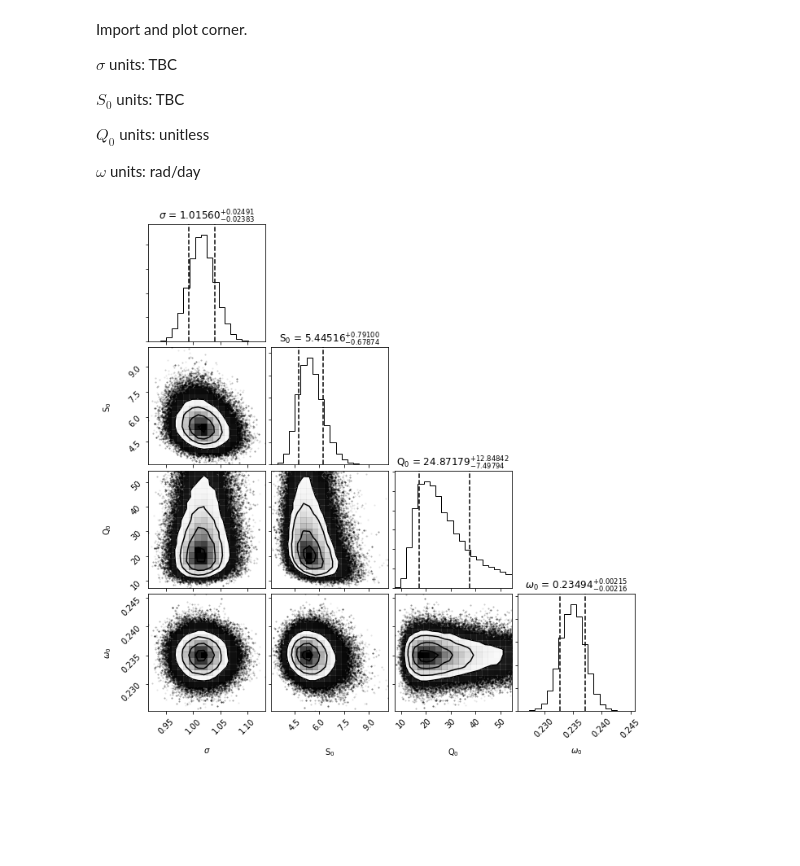
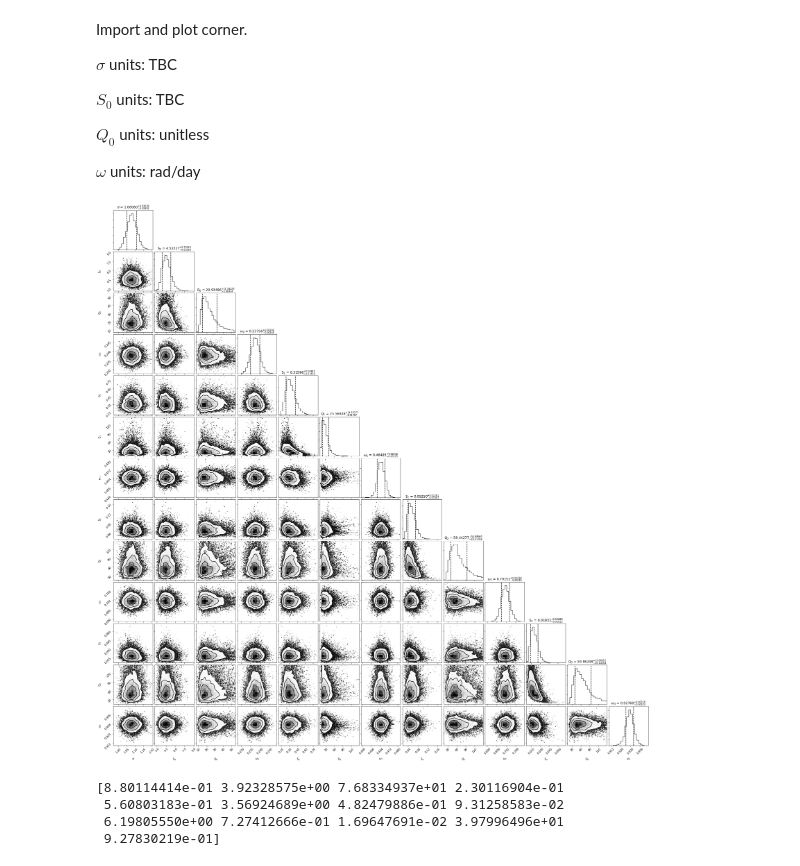
Before and after one commit to exr007/GP_test, a Jupyter notebook: GP_test.ipynb, the cells around one changed output. Drawn from its saved outputs; the diff is of its cells as text; code cells hidden in the pictures; blank space fills up the shorter version.

```diff
--- a/GP_test.ipynb
+++ b/GP_test.ipynb
@@ -20,7 +20,7 @@ x_0 = (1e6/(3600*24*27)) # Central frequency of fundamental peak (i.e. 27-day pe
 A = 10 # Amplitude of fundamental peak [G]
 width = 0.03 # Width [muHz]
 
-powers = [single_lorentzian(x, x_0, A, width, i) for i in np.arange(1,2)] # Create peak(s)
+powers = [single_lorentzian(x, x_0, A, width, i) for i in np.arange(1,5)] # Create peak(s)
 powers = np.sum(powers, axis=0) # Sum single peak(s) together into one power spectrum
 print("Power = %s"%(np.sum(powers * dx * 1e6)))
 powers = powers + 1 # Add a bkgnd level of 1
@@ -178,7 +178,7 @@ kernel = terms.JitterTerm(log_sigma=np.log(0.5), bounds=bounds)
 
 # A periodic component for fundamental harmonic peak
 #bounds = dict(log_S0=(-10, 30), log_Q=(-20, 20), log_omega0=(-20, 15))
-bounds = dict(log_S0=(-5, 5), log_Q=(-4, 4), log_omega0=(-5, -1))
+bounds = dict(log_S0=(-5, 5), log_Q=(-4, 4), log_omega0=(-3, -1))
 Q = 10
 #w0 = (1.0 / 27.0 / 2.0 / np.pi)
 w0 = 2.0 * np.pi * (1.0 / 27.0)
@@ -186,17 +186,37 @@ S0 = np.var(df.SMMF.values) / (w0 * Q)
 kernel += terms.SHOTerm(log_S0=np.log(S0), log_Q=np.log(Q), log_omega0=np.log(w0),
                         bounds=bounds)
 
-"""
+#"""
 # A 2nd periodic component for 2nd harmonic
 #bounds = dict(log_S0=(-10, 30), log_Q=(-20, 20), log_omega0=(-20, 15))
-bounds = dict(log_S0=(-15, 15), log_Q=(-5, 5), log_omega0=(-1, 5))
+bounds = dict(log_S0=(-15, 15), log_Q=(-5, 5), log_omega0=(-1, -0.5))
 Q = 10
 #w0 = (1.0 / 27.0 / 2.0 / np.pi)
 w0 = 2 * 2.0 * np.pi * (1.0 / 27.0)
 S0 = np.var(df.SMMF.values) / (w0 * Q)
 kernel += terms.SHOTerm(log_S0=np.log(S0), log_Q=np.log(Q), log_omega0=np.log(w0),
                         bounds=bounds)
-"""
+
+# A 2nd periodic component for 3rd harmonic
+#bounds = dict(log_S0=(-10, 30), log_Q=(-20, 20), log_omega0=(-20, 15))
+bounds = dict(log_S0=(-15, 15), log_Q=(-5, 5), log_omega0=(-0.5, -0.2))
+Q = 10
+#w0 = (1.0 / 27.0 / 2.0 / np.pi)
+w0 = 3 * 2.0 * np.pi * (1.0 / 27.0)
+S0 = np.var(df.SMMF.values) / (w0 * Q)
+kernel += terms.SHOTerm(log_S0=np.log(S0), log_Q=np.log(Q), log_omega0=np.log(w0),
+                        bounds=bounds)
+
+# A 2nd periodic component for 4th harmonic
+#bounds = dict(log_S0=(-10, 30), log_Q=(-20, 20), log_omega0=(-20, 15))
+bounds = dict(log_S0=(-15, 15), log_Q=(-5, 5), log_omega0=(-0.2, 0))
+Q = 10
+#w0 = (1.0 / 27.0 / 2.0 / np.pi)
+w0 = 4 * 2.0 * np.pi * (1.0 / 27.0)
+S0 = np.var(df.SMMF.values) / (w0 * Q)
+kernel += terms.SHOTerm(log_S0=np.log(S0), log_Q=np.log(Q), log_omega0=np.log(w0),
+                        bounds=bounds)
+#"""
 
 # Define the model
 class MeanModel(Model):
@@ -233,7 +255,7 @@ initial = gp.get_parameter_vector()
 print(initial)
 print(log_probability(initial))
 
-ndim, nwalkers = len(initial), 100
+ndim, nwalkers = len(initial), 50
 sampler = emcee.EnsembleSampler(nwalkers, ndim, log_probability, a=4)
 
 import time
@@ -241,11 +263,11 @@ start_time = time.time()
 
 print("Running burn-in...")
 p0 = initial + 1e-3 * np.random.randn(nwalkers, ndim)
-p0, lp, _ = sampler.run_mcmc(p0, 5000)
+p0, lp, _ = sampler.run_mcmc(p0, 3000)
 
 print("Running production...")
 sampler.reset()
-sampler.run_mcmc(p0, 5000);
+sampler.run_mcmc(p0, 3000);
 
 print("We're done here...")
 print("... elapsed_time = %.6f s"%(time.time() - start_time))
@@ -287,16 +313,21 @@ $\omega$ units: rad/day
 # %%
 import corner
 sam
 corner.corner(exp_sam,
                 show_titles = True,
-                labels = ["$\\sigma$", "S$_0$", "Q$_0$", "$\\omega_0$"],
+                labels = ["$\\sigma$", "S$_0$", "Q$_0$", "$\\omega_0$", "S$_1$", "Q$_1$", "$\\omega_1$", "S$_2$", "Q$_2$", "$\\omega_2$", "S$_3$", "Q$_3$", "$\\omega_3$"],
                 quantiles = [0.5-0.3413, 0.5+0.3413],
                 title_fmt='.5f')
 plt.show()
+print(np.exp(gp.get_parameter_vector()))
 #print("Period: %.6e"%model.P)
 #print("Amplitude: %.6e"%model.A)
 # %% [output]
-[figure, old version]
+[figure, new version]
+[8.80114414e-01 3.92328575e+00 7.68334937e+01 2.30116904e-01
+ 5.60803183e-01 3.56924689e+00 4.82479886e-01 9.31258583e-02
+ 6.19805550e+00 7.27412666e-01 1.69647691e-02 3.97996496e+01
+ 9.27830219e-01]
 # %%
 # Plot the data.
 fig, ax = plt.subplots(figsize=(15,8))
```
Also changed, not shown: parts of 7 cells of this notebook.
